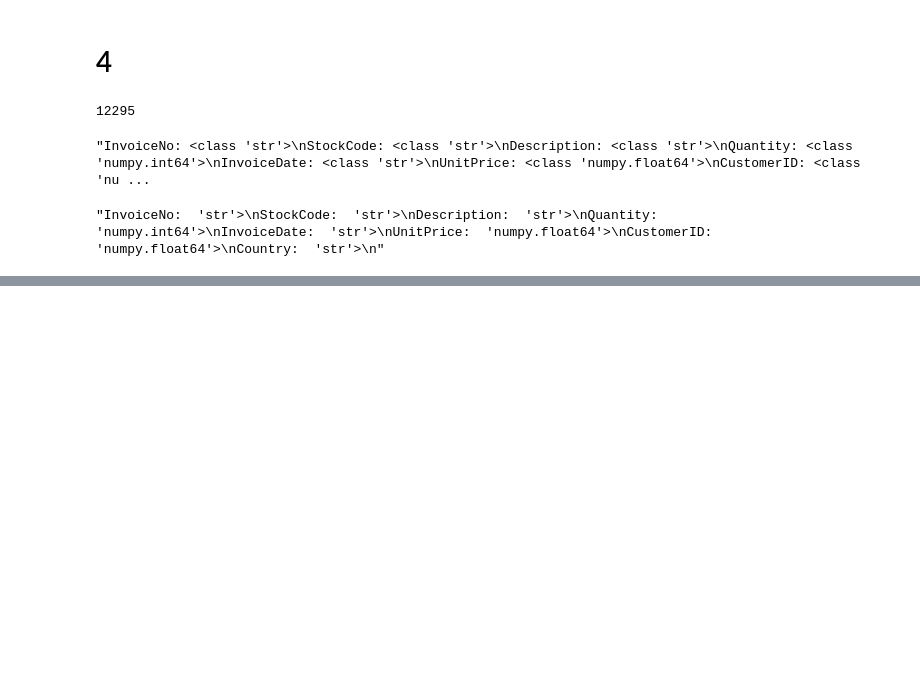
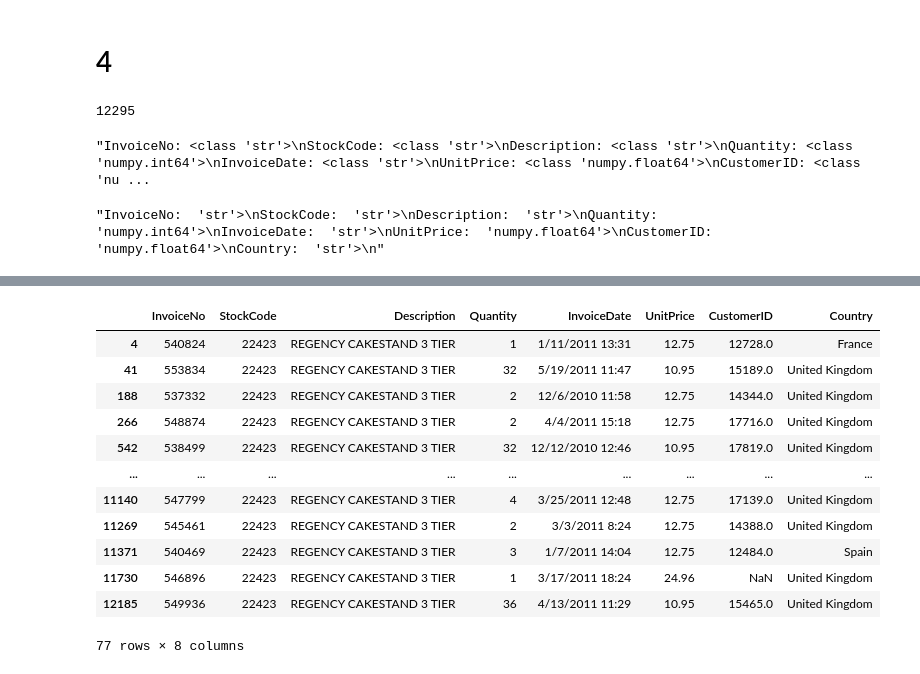
Before and after one commit to DevIA05/1C, a Jupyter notebook: ressource/brouillon/Untitled.ipynb, the cells around one changed output, grey strips where cells are left out. Cells and saved outputs as stored; diff of their text form; code cells hidden in the pictures; blank space fills up the shorter version.

```diff
--- a/ressource/brouillon/Untitled.ipynb
+++ b/ressource/brouillon/Untitled.ipynb
@@ -193,0 +341,16 @@ re.sub("[<>]class", '', ltype)
+# %%
+dataframe[dataframe['StockCode']=="22423"]
+# %% [output]
+|  | InvoiceNo | StockCode | Description | Quantity | InvoiceDate | UnitPrice | CustomerID | Country |
+| 4 | 540824 | 22423 | REGENCY CAKESTAND 3 TIER | 1 | 1/11/2011 13:31 | 12.75 | 12728.0 | France |
+| 41 | 553834 | 22423 | REGENCY CAKESTAND 3 TIER | 32 | 5/19/2011 11:47 | 10.95 | 15189.0 | United Kingdom |
+| 188 | 537332 | 22423 | REGENCY CAKESTAND 3 TIER | 2 | 12/6/2010 11:58 | 12.75 | 14344.0 | United Kingdom |
+| 266 | 548874 | 22423 | REGENCY CAKESTAND 3 TIER | 2 | 4/4/2011 15:18 | 12.75 | 17716.0 | United Kingdom |
+| 542 | 538499 | 22423 | REGENCY CAKESTAND 3 TIER | 32 | 12/12/2010 12:46 | 10.95 | 17819.0 | United Kingdom |
+| ... | ... | ... | ... | ... | ... | ... | ... | ... |
+| 11140 | 547799 | 22423 | REGENCY CAKESTAND 3 TIER | 4 | 3/25/2011 12:48 | 12.75 | 17139.0 | United Kingdom |
+| 11269 | 545461 | 22423 | REGENCY CAKESTAND 3 TIER | 2 | 3/3/2011 8:24 | 12.75 | 14388.0 | United Kingdom |
+| 11371 | 540469 | 22423 | REGENCY CAKESTAND 3 TIER | 3 | 1/7/2011 14:04 | 12.75 | 12484.0 | Spain |
+| 11730 | 546896 | 22423 | REGENCY CAKESTAND 3 TIER | 1 | 3/17/2011 18:24 | 24.96 | NaN | United Kingdom |
+| 12185 | 549936 | 22423 | REGENCY CAKESTAND 3 TIER | 36 | 4/13/2011 11:29 | 10.95 | 15465.0 | United Kingdom |
+77 rows × 8 columns
```
Also changed, not shown: parts of 21 cells of this notebook, 3 other files.
